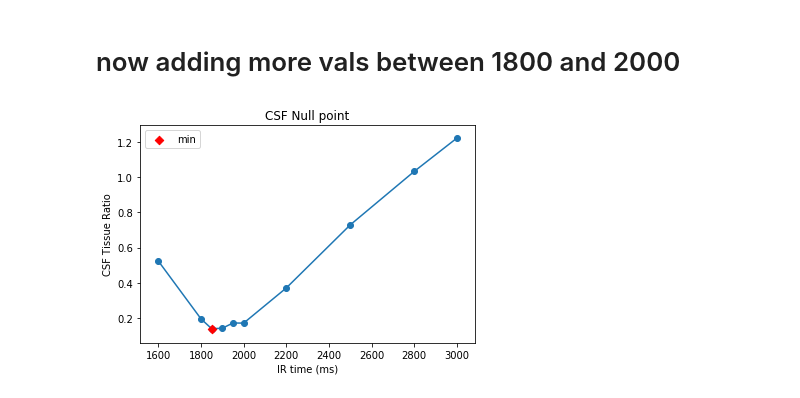
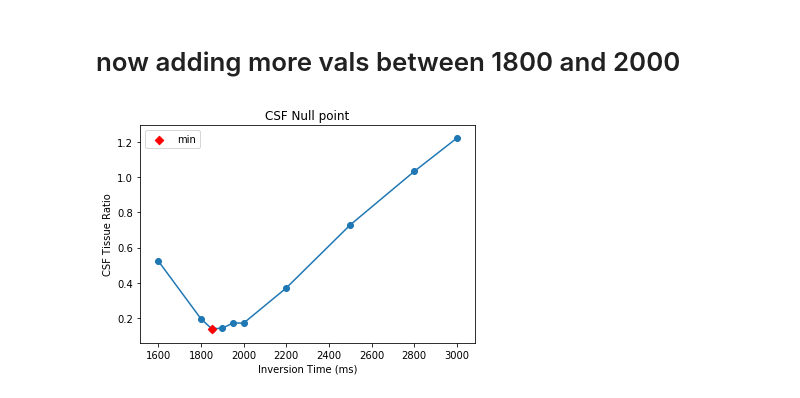
Before and after one commit to miramliu/Dissertation_Code, a Jupyter notebook: CSF_NullPlot.ipynb, the cells around one changed output. Drawn from its saved outputs; the diff is of its cells as text; code cells hidden in the pictures.

```diff
--- a/CSF_NullPlot.ipynb
+++ b/CSF_NullPlot.ipynb
@@ -76,13 +76,13 @@ IRtimes = [1600, 1800,1850,1900,1950, 2000, 2200, 2500, 2800, 3000]
 # %%
 pl.plot(IRtimes,CSFTissueRatio, zorder = 1)
 pl.scatter(IRtimes,CSFTissueRatio,zorder = 2)
 pl.scatter(IRtimes[2],CSFTissueRatio[2],color = 'red',marker = 'D',zorder = 3,label = 'min')
 pl.title('CSF Null point')
-pl.xlabel('IR time (ms)')
+pl.xlabel('Inversion Time (ms)')
 pl.ylabel('CSF Tissue Ratio')
 pl.legend()
 
 #pl.savefig('/Users/neuroimaging/Desktop/CSFNull.png', format='png',dpi=180)
 pl.show()
 # %% [output]
-[figure, old version]
+[figure, new version]
```
Also changed, not shown: parts of 4 cells of this notebook.
